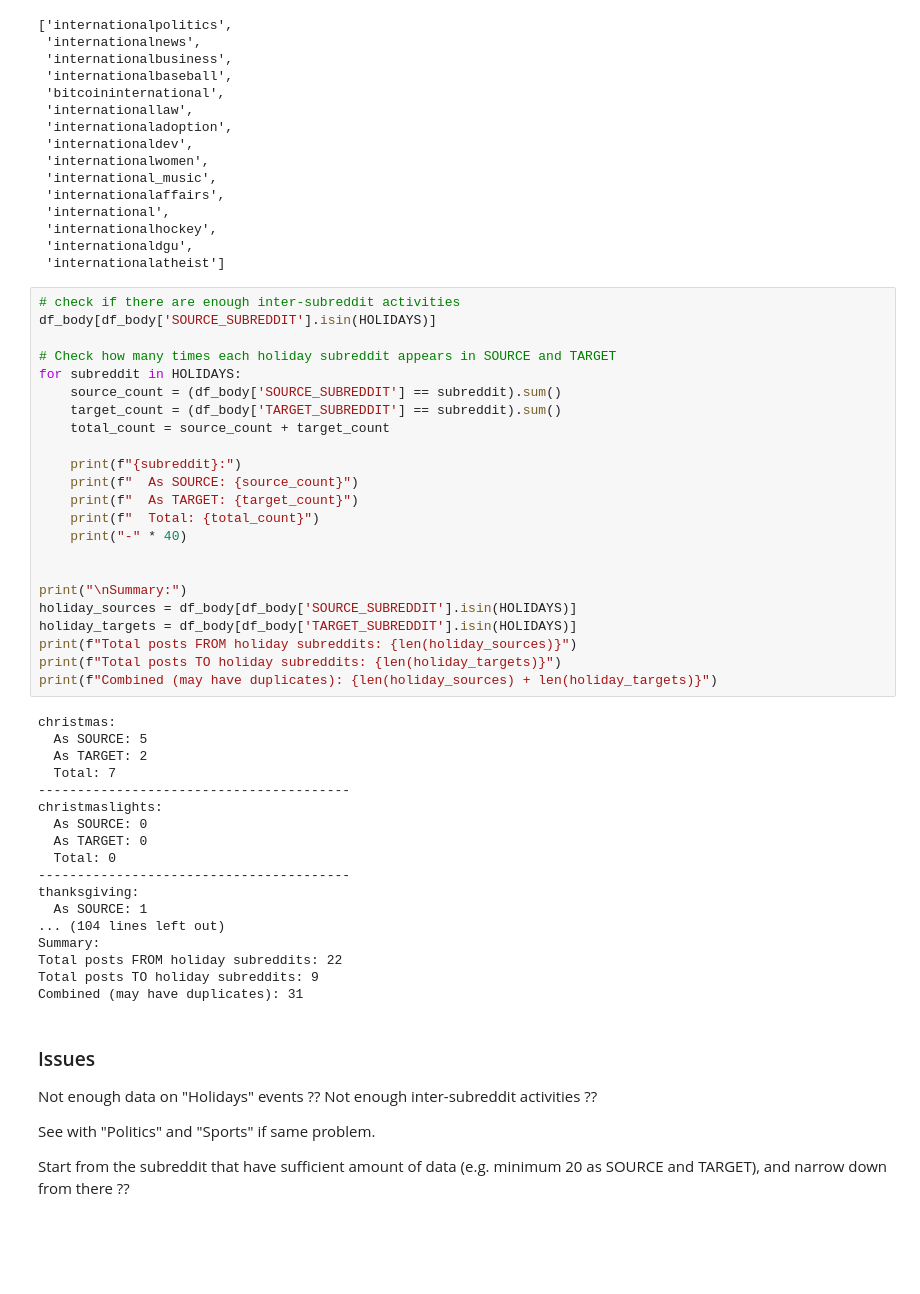
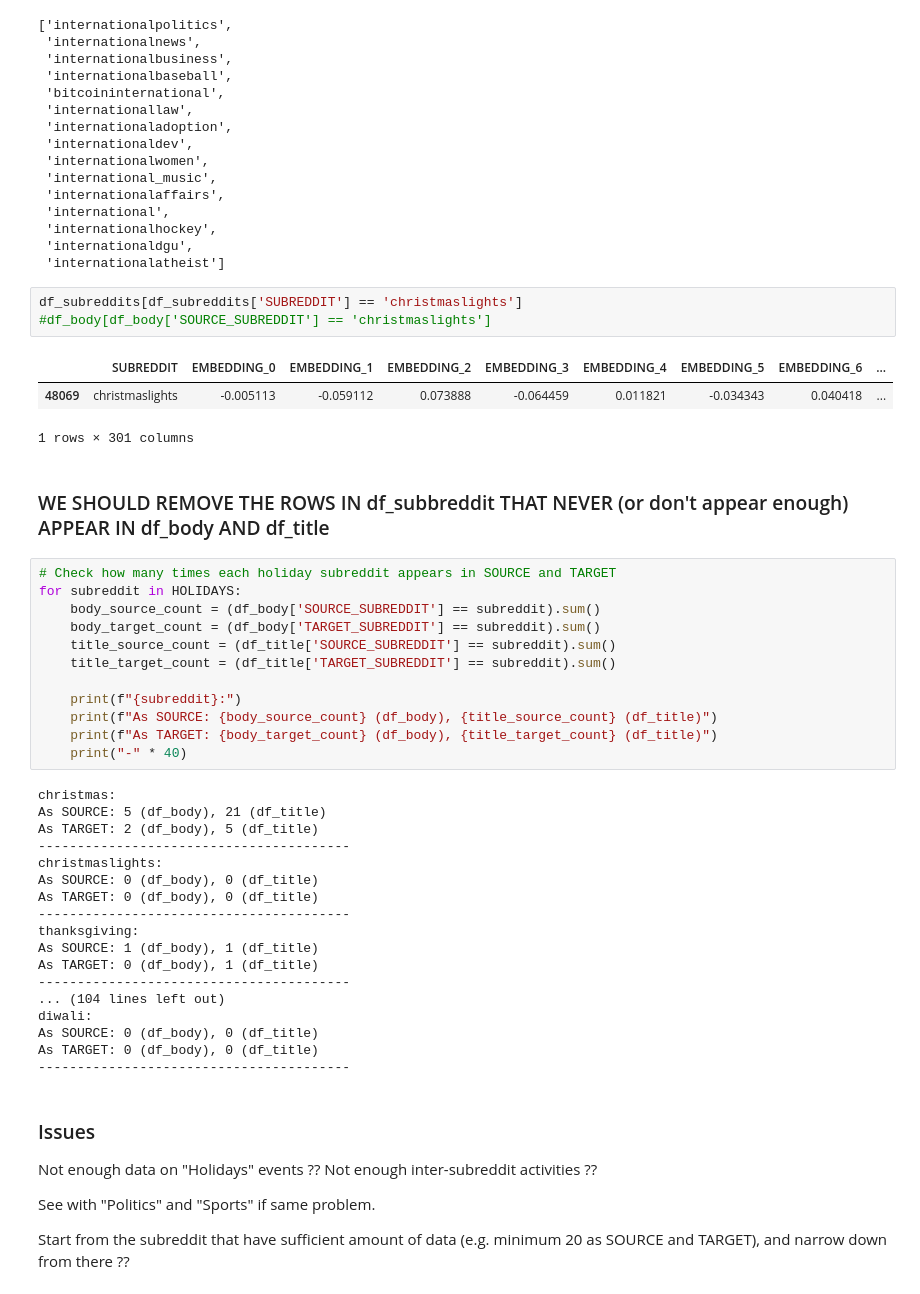
Before and after one commit to l0uisgrange/ada-2025-project, a Jupyter notebook: archive/Badr.ipynb, the cells around one changed output. Cells and saved outputs as stored; diff of their text form; blank space fills up the shorter version.

```diff
--- a/archive/Badr.ipynb
+++ b/archive/Badr.ipynb
@@ -352,47 +352,45 @@ df_subreddits[df_subreddits['SUBREDDIT'].str.contains('international', case=Fals
  'internationalhockey',
  'internationaldgu',
  'internationalatheist']
+# %%
+df_subreddits[df_subreddits['SUBREDDIT'] == 'christmaslights']
+#df_body[df_body['SOURCE_SUBREDDIT'] == 'christmaslights']
+# %% [output]
+|  | SUBREDDIT | EMBEDDING_0 | EMBEDDING_1 | EMBEDDING_2 | EMBEDDING_3 | EMBEDDING_4 | EMBEDDING_5 | EMBEDDING_6 | ... |
+| 48069 | christmaslights | -0.005113 | -0.059112 | 0.073888 | -0.064459 | 0.011821 | -0.034343 | 0.040418 | ... |
+1 rows × 301 columns
+# %% [markdown]
+### WE SHOULD REMOVE THE ROWS IN df_subbreddit THAT NEVER (or don't appear enough) APPEAR IN  df_body AND df_title
 # %%
-# check if there are enough inter-subreddit activities
-df_body[df_body['SOURCE_SUBREDDIT'].isin(HOLIDAYS)]
-
 # Check how many times each holiday subreddit appears in SOURCE and TARGET
 for subreddit in HOLIDAYS:
-    source_count = (df_body['SOURCE_SUBREDDIT'] == subreddit).sum()
-    target_count = (df_body['TARGET_SUBREDDIT'] == subreddit).sum()
-    total_count = source_count + target_count
+    body_source_count = (df_body['SOURCE_SUBREDDIT'] == subreddit).sum()
+    body_target_count = (df_body['TARGET_SUBREDDIT'] == subreddit).sum()
+    title_source_count = (df_title['SOURCE_SUBREDDIT'] == subreddit).sum()
+    title_target_count = (df_title['TARGET_SUBREDDIT'] == subreddit).sum()
 
     print(f"{subreddit}:")
-    print(f"  As SOURCE: {source_count}")
-    print(f"  As TARGET: {target_count}")
-    print(f"  Total: {total_count}")
+    print(f"As SOURCE: {body_source_count} (df_body), {title_source_count} (df_title)")
+    print(f"As TARGET: {body_target_count} (df_body), {title_target_count} (df_title)")
     print("-" * 40)
-
-
-print("\nSummary:")
-holiday_sources = df_body[df_body['SOURCE_SUBREDDIT'].isin(HOLIDAYS)]
-holiday_targets = df_body[df_body['TARGET_SUBREDDIT'].isin(HOLIDAYS)]
-print(f"Total posts FROM holiday subreddits: {len(holiday_sources)}")
-print(f"Total posts TO holiday subreddits: {len(holiday_targets)}")
-print(f"Combined (may have duplicates): {len(holiday_sources) + len(holiday_targets)}")
 # %% [output]
 christmas:
-  As SOURCE: 5
-  As TARGET: 2
-  Total: 7
+As SOURCE: 5 (df_body), 21 (df_title)
+As TARGET: 2 (df_body), 5 (df_title)
 ----------------------------------------
 christmaslights:
-  As SOURCE: 0
-  As TARGET: 0
-  Total: 0
+As SOURCE: 0 (df_body), 0 (df_title)
+As TARGET: 0 (df_body), 0 (df_title)
 ----------------------------------------
 thanksgiving:
-  As SOURCE: 1
+As SOURCE: 1 (df_body), 1 (df_title)
+As TARGET: 0 (df_body), 1 (df_title)
+----------------------------------------
 ... (104 lines left out)
-Summary:
-Total posts FROM holiday subreddits: 22
-Total posts TO holiday subreddits: 9
-Combined (may have duplicates): 31
+diwali:
+As SOURCE: 0 (df_body), 0 (df_title)
+As TARGET: 0 (df_body), 0 (df_title)
+----------------------------------------
 # %% [markdown]
 ### Issues
 
```
Also changed, not shown: parts of 5 cells of this notebook.
